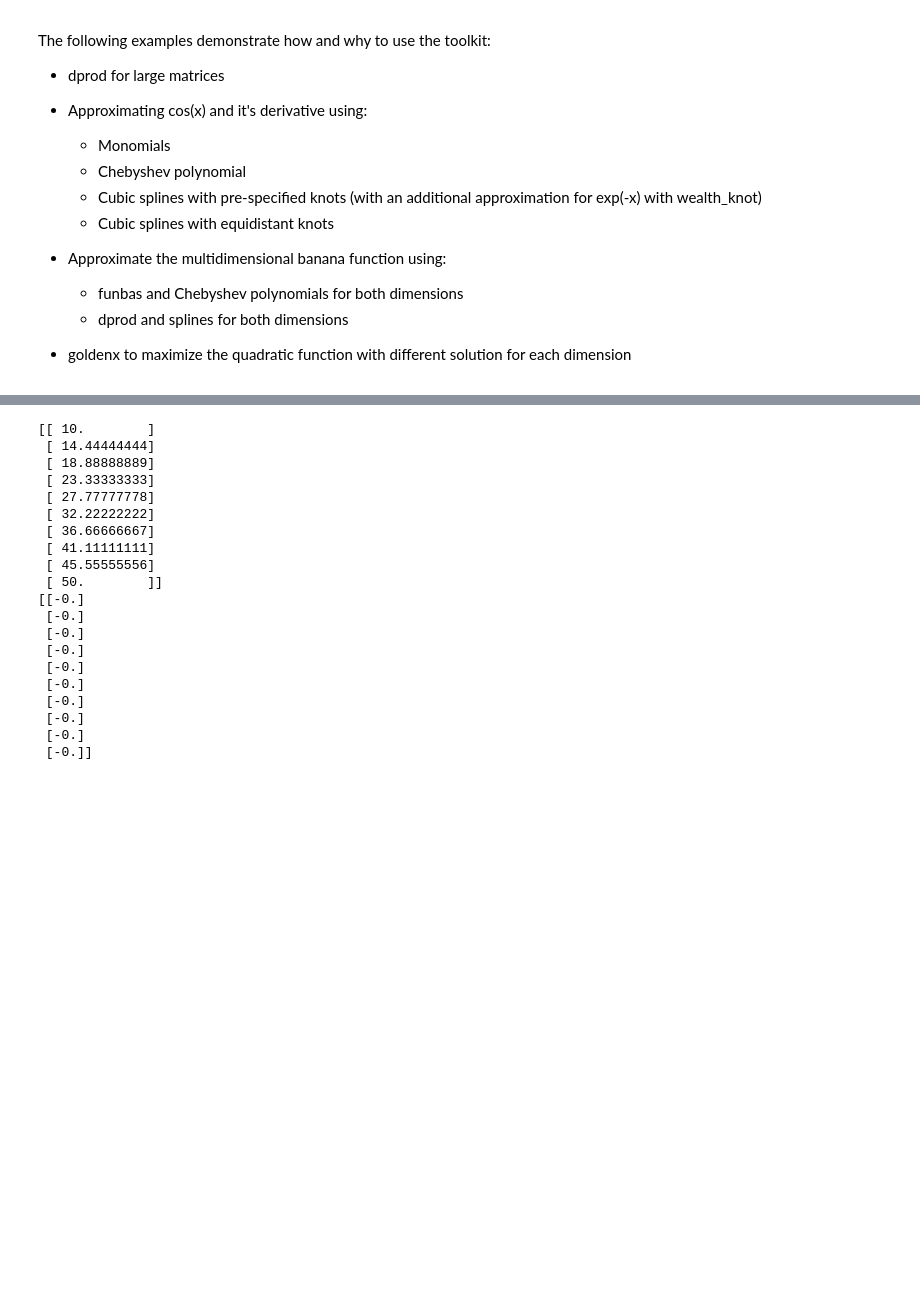
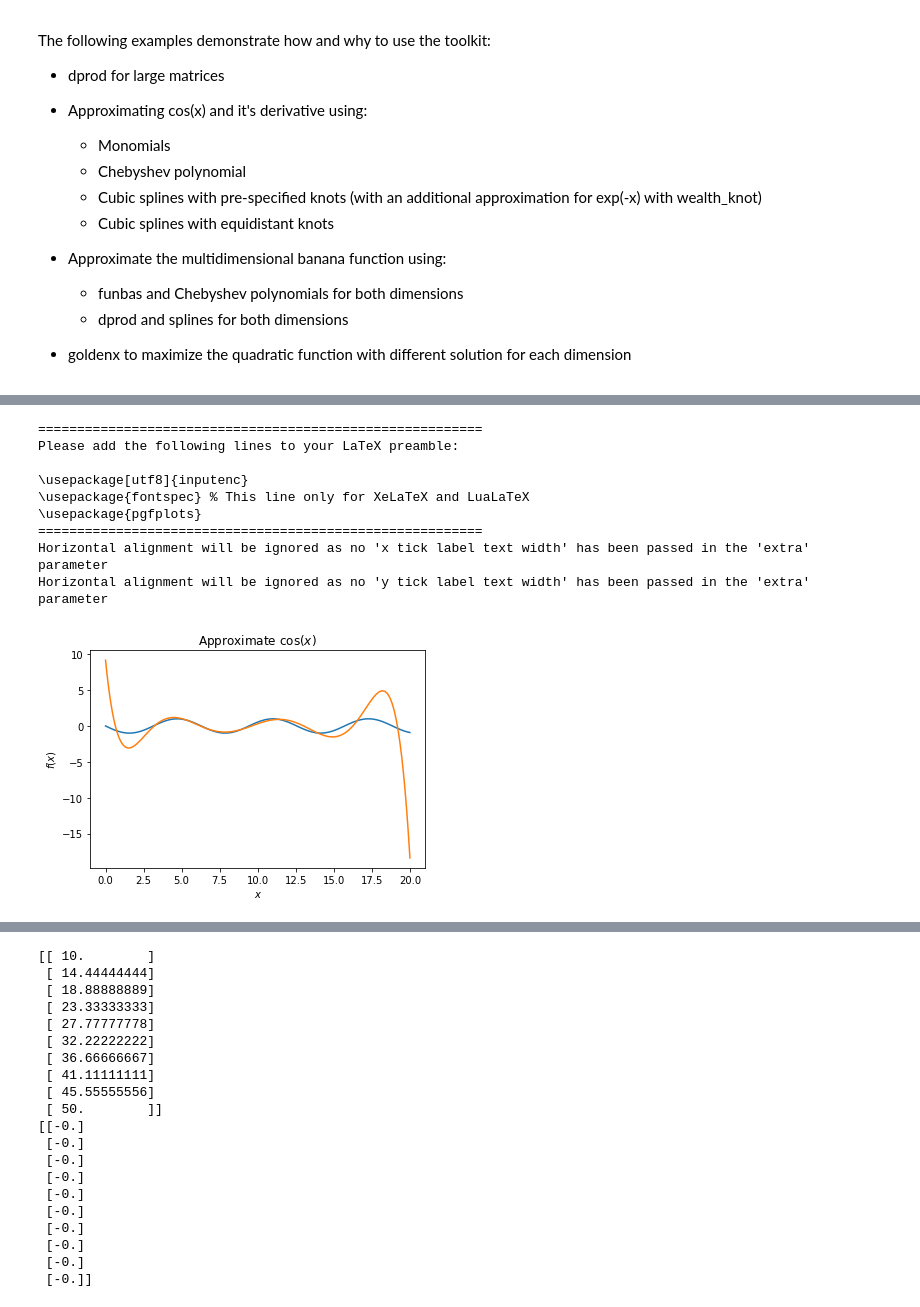
Before and after one commit to lt1245/poly_base, a Jupyter notebook: Laszlo_Tetenyi.ipynb, the cells around one changed output, grey strips where cells are left out. Drawn from its saved outputs; the diff is of its cells as text; code cells hidden in the pictures; blank space fills up the shorter version.

```diff
--- a/Laszlo_Tetenyi.ipynb
+++ b/Laszlo_Tetenyi.ipynb
@@ -496,0 +506,36 @@ The slowest run took 73.09 times longer than the fastest. This could mean that a
+# %%
+#Approximate cos(x) with monomial
+n = 9
+x = np.linspace(0,20,n)
+y = np.cos(x)
+Phi = mono_basex((n,0,20),x)
+#Invert to get polynomial coefficients
+coeff = np.linalg.solve(Phi,y)
+D = mono_diff((n,0,20))
+x1 = cheb_nodes((100,0,20),0)
+y1 = np.cos(x1)
+z1 = -np.sin(x1)
+Phi1 = mono_basex((n,0,20),x1)
+y_approx = Phi1 @ coeff
+z_approx = Phi1 @ D @ coeff
+plt.plot(x1,z1)
+plt.plot(x1,z_approx)
+#plt.plot(x1,z_approx - z1)
+
+plt.xlabel('$x$')
+plt.ylabel('$f(x)$')
+plt.title('Approximate $\cos(x)$')
+tikz_save('cosx_mono_small.tex',
+figureheight = '\\figureheight',
+figurewidth = '\\figurewidth')
+# %% [output]
+=========================================================
+Please add the following lines to your LaTeX preamble:
+
+\usepackage[utf8]{inputenc}
+\usepackage{fontspec} % This line only for XeLaTeX and LuaLaTeX
+\usepackage{pgfplots}
+=========================================================
+Horizontal alignment will be ignored as no 'x tick label text width' has been passed in the 'extra' parameter
+Horizontal alignment will be ignored as no 'y tick label text width' has been passed in the 'extra' parameter
+[figure, added]
```
Also changed, not shown: parts of 23 cells of this notebook, 2 other files.
